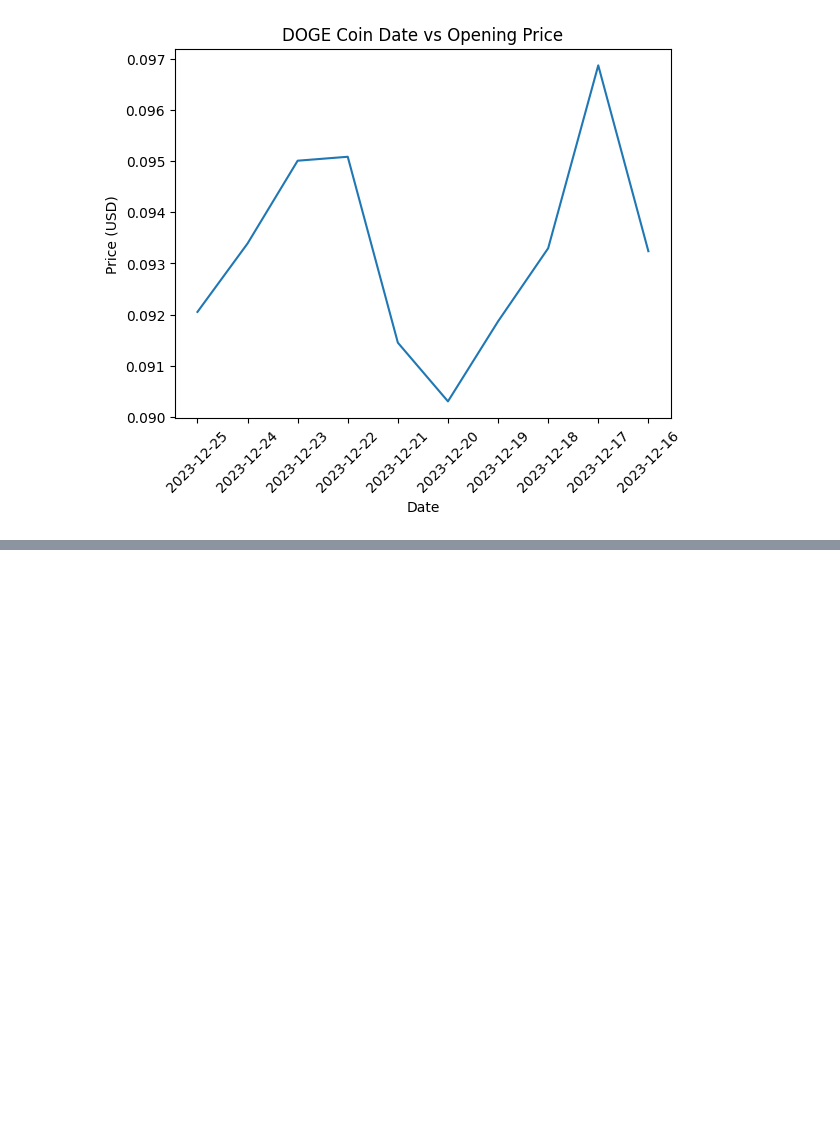
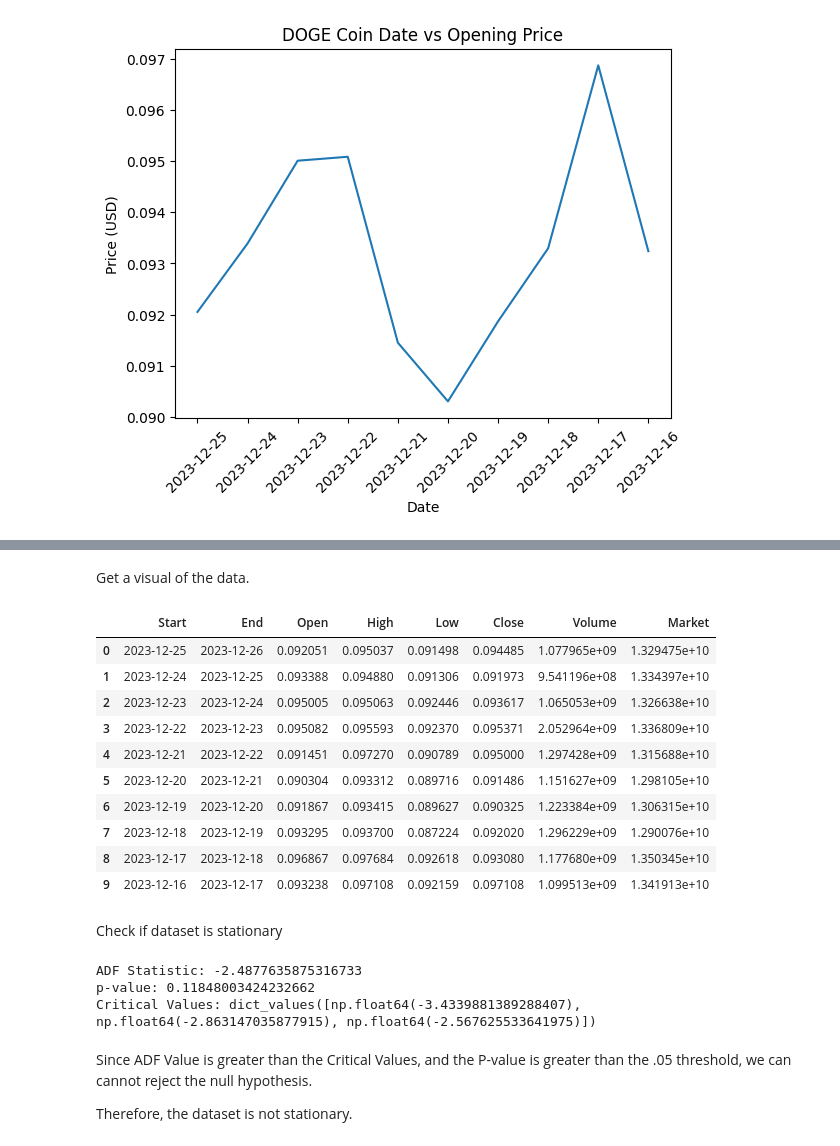
Before and after one commit to dascil/crypto-time-series, a Jupyter notebook: notebook/crypto-time-series.ipynb, the cells around one changed output, grey strips where cells are left out. Drawn from its saved outputs; the diff is of its cells as text; code cells hidden in the pictures; blank space fills up the shorter version.

Commit message:
Added data validation and stationary checks to notebook
- Added check to see if null values in datasets
- Showed first 10 data points
- Ran adfuller test to check if dataset is stationary

```diff
--- a/notebook/crypto-time-series.ipynb
+++ b/notebook/crypto-time-series.ipynb
@@ -44,0 +71,31 @@ plt.show()
+# %% [markdown]
+Get a visual of the data.
+# %%
+trainingSet.head(10)
+# %% [output]
+|  | Start | End | Open | High | Low | Close | Volume | Market |
+| 0 | 2023-12-25 | 2023-12-26 | 0.092051 | 0.095037 | 0.091498 | 0.094485 | 1.077965e+09 | 1.329475e+10 |
+| 1 | 2023-12-24 | 2023-12-25 | 0.093388 | 0.094880 | 0.091306 | 0.091973 | 9.541196e+08 | 1.334397e+10 |
+| 2 | 2023-12-23 | 2023-12-24 | 0.095005 | 0.095063 | 0.092446 | 0.093617 | 1.065053e+09 | 1.326638e+10 |
+| 3 | 2023-12-22 | 2023-12-23 | 0.095082 | 0.095593 | 0.092370 | 0.095371 | 2.052964e+09 | 1.336809e+10 |
+| 4 | 2023-12-21 | 2023-12-22 | 0.091451 | 0.097270 | 0.090789 | 0.095000 | 1.297428e+09 | 1.315688e+10 |
+| 5 | 2023-12-20 | 2023-12-21 | 0.090304 | 0.093312 | 0.089716 | 0.091486 | 1.151627e+09 | 1.298105e+10 |
+| 6 | 2023-12-19 | 2023-12-20 | 0.091867 | 0.093415 | 0.089627 | 0.090325 | 1.223384e+09 | 1.306315e+10 |
+| 7 | 2023-12-18 | 2023-12-19 | 0.093295 | 0.093700 | 0.087224 | 0.092020 | 1.296229e+09 | 1.290076e+10 |
+| 8 | 2023-12-17 | 2023-12-18 | 0.096867 | 0.097684 | 0.092618 | 0.093080 | 1.177680e+09 | 1.350345e+10 |
+| 9 | 2023-12-16 | 2023-12-17 | 0.093238 | 0.097108 | 0.092159 | 0.097108 | 1.099513e+09 | 1.341913e+10 |
+# %% [markdown]
+Check if dataset is stationary
+# %%
+adfullerResult = adfuller(trainingSet["Close"])
+print(f"ADF Statistic: {adfullerResult[0]}")
+print(f"p-value: {adfullerResult[1]}")
+print(f"Critical Values: {adfullerResult[4].values()}")
+# %% [output]
+ADF Statistic: -2.4877635875316733
+p-value: 0.11848003424232662
+Critical Values: dict_values([np.float64(-3.4339881389288407), np.float64(-2.863147035877915), np.float64(-2.567625533641975)])
+# %% [markdown]
+Since ADF Value is greater than the Critical Values, and the P-value is greater than the .05 threshold, we can cannot reject the null hypothesis.
+
+Therefore, the dataset is not stationary.
```
Also changed, not shown: parts of 4 cells of this notebook.
